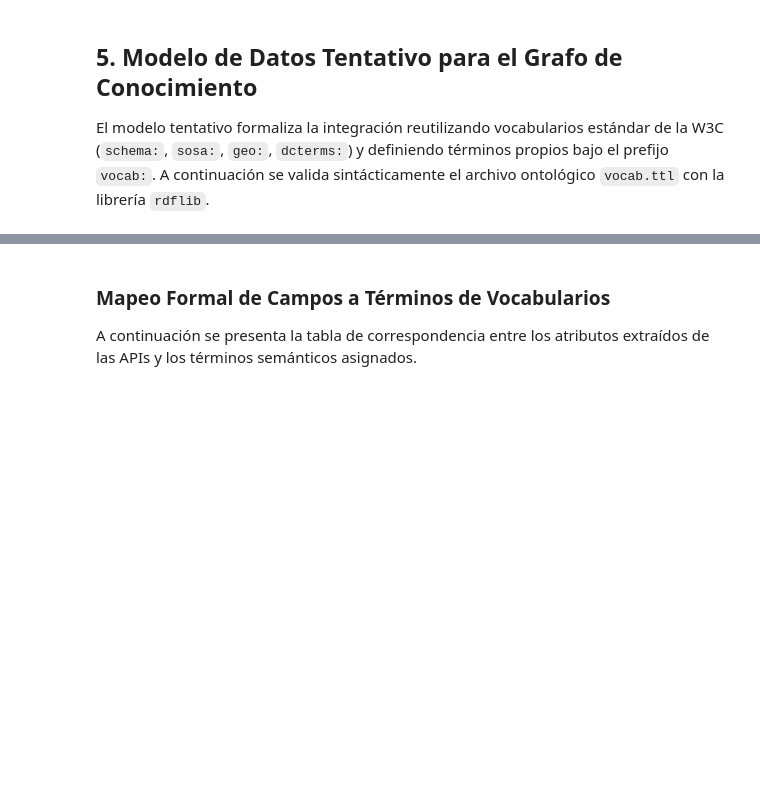
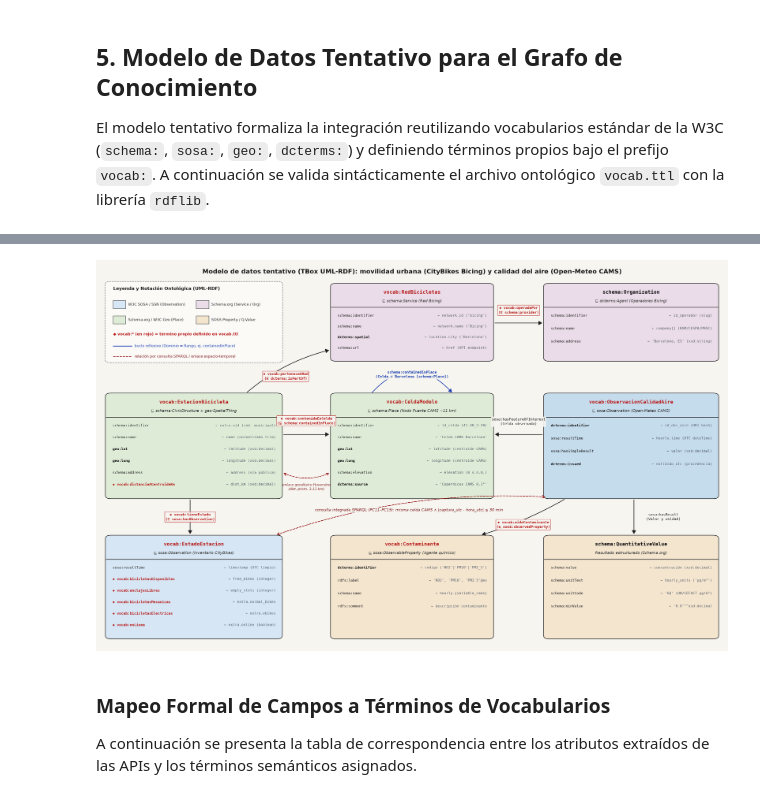
Before and after one commit to alexdgutierrezcordova-nila/smartcity-bcn-knowledge-graph, a Jupyter notebook: E2_extraccion/notebooks/E2_extraccion_limpieza.ipynb, the cells around one changed output, grey strips where cells are left out. Saved outputs shown, nothing was run; the diff lists cells and outputs as text; code cells hidden in the pictures; blank space fills up the shorter version.

Commit message:
feat(E2): implementar diagrama ontológico bipartito UML-RDF en modelo, notebook y HTML

```diff
--- a/E2_extraccion/notebooks/E2_extraccion_limpieza.ipynb
+++ b/E2_extraccion/notebooks/E2_extraccion_limpieza.ipynb
@@ -128,3 +131,10 @@ print(f'Propiedades definidas ({len(props)}): {props}')
+# %%
+# Representación gráfica del Modelo de Datos Tentativo (RDF / OWL / SOSA)
+from bcn_kg.diagrama import dibujar_modelo
+
+dibujar_modelo(DIR_BASE / 'modelo' / 'modelo_datos.png')
+# %% [output]
+[figure, added]
 # %% [markdown]
 ### Mapeo Formal de Campos a Términos de Vocabularios
 A continuación se presenta la tabla de correspondencia entre los atributos extraídos de las APIs y los términos semánticos asignados.
```
Also changed, not shown: parts of 2 cells of this notebook, 7 other files.
